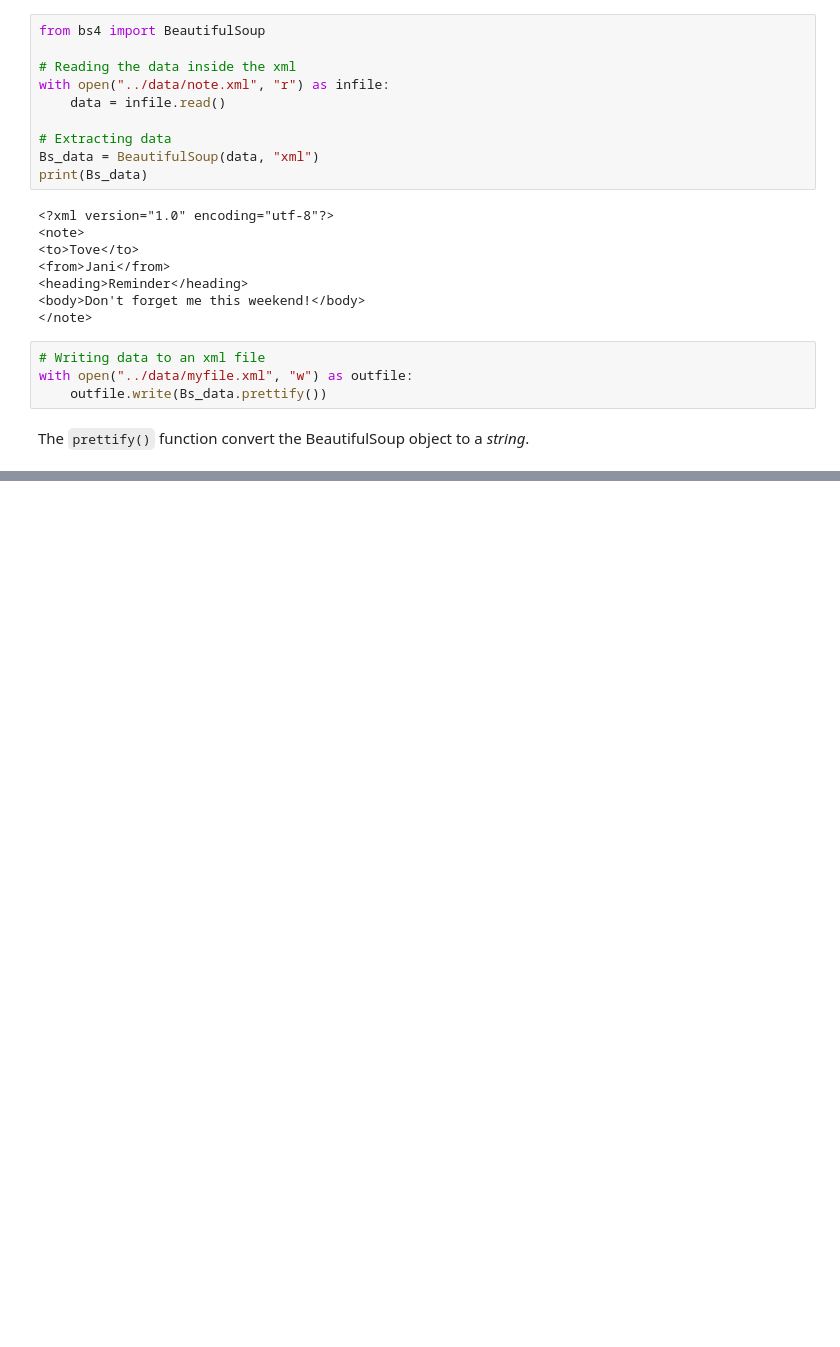
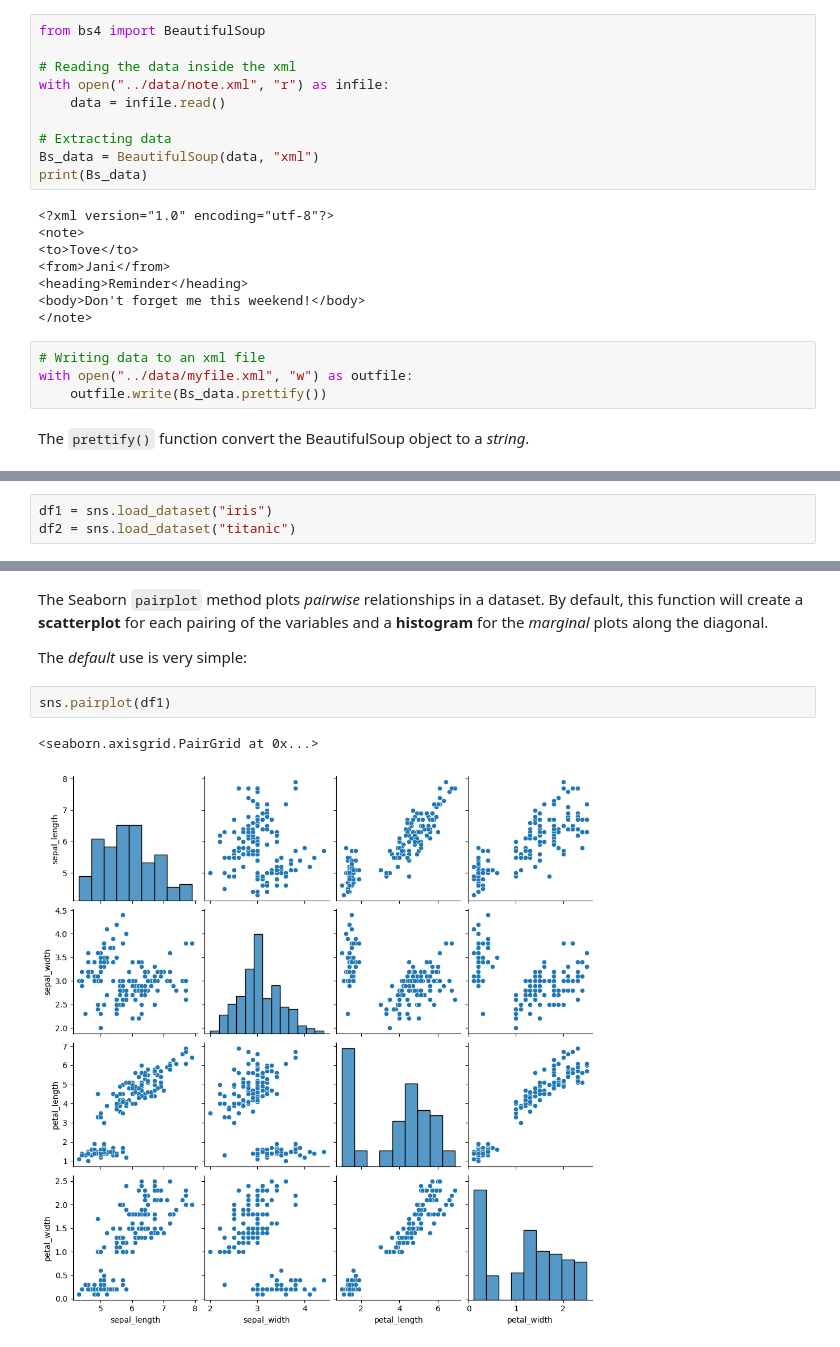
Before and after one commit to mscarpiniti/Python-Data-Science, a Jupyter notebook: Notebooks/6_Data_manipulation.ipynb, the cells around one changed output, grey strips where cells are left out. Saved outputs shown, nothing was run; the diff lists cells and outputs as text; blank space fills up the shorter version.

```diff
--- a/Notebooks/6_Data_manipulation.ipynb
+++ b/Notebooks/6_Data_manipulation.ipynb
@@ -1118,0 +1158,3 @@ The `prettify()` function convert the BeautifulSoup object to a *string*.
+# %%
+df1 = sns.load_dataset("iris")
+df2 = sns.load_dataset("titanic")
@@ -1118,0 +1211,9 @@ The `prettify()` function convert the BeautifulSoup object to a *string*.
+# %% [markdown]
+The Seaborn `pairplot` method plots *pairwise* relationships in a dataset. By default, this function will create a **scatterplot** for each pairing of the variables and a **histogram** for the *marginal* plots along the diagonal.
+
+The *default* use is very simple:
+# %%
+sns.pairplot(df1)
+# %% [output]
+<seaborn.axisgrid.PairGrid at 0x...>
+[figure, added]
```
Also changed, not shown: parts of 55 cells of this notebook, 4 other files.
